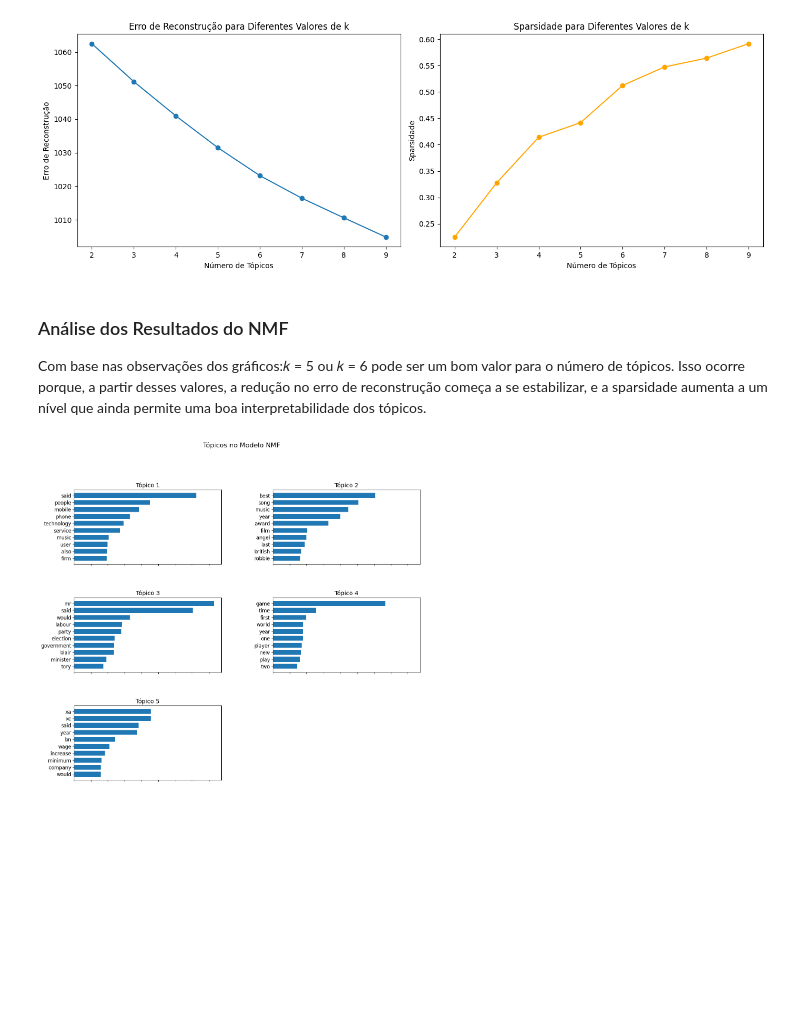
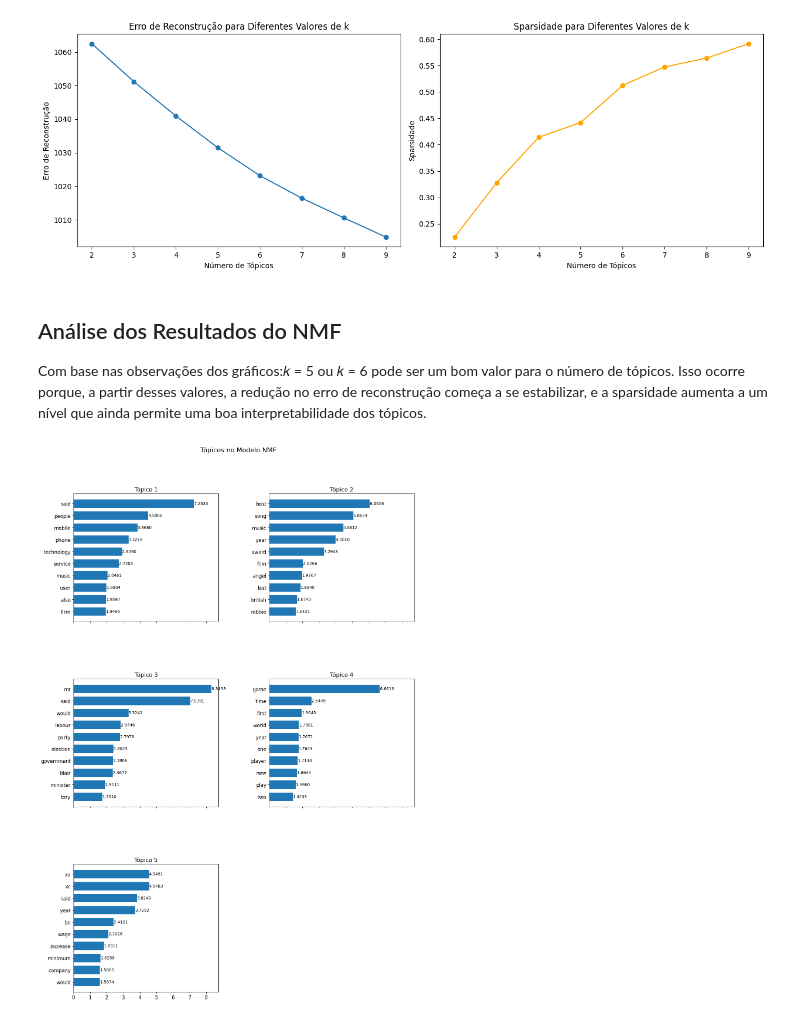
Before and after one commit to ecaf1/NPL_STUDLOG, a Jupyter notebook: Exercise_list/List_2/Topic_Modeling.ipynb, the cells around one changed output. Saved outputs shown, nothing was run; the diff lists cells and outputs as text; code cells hidden in the pictures.

```diff
--- a/Exercise_list/List_2/Topic_Modeling.ipynb
+++ b/Exercise_list/List_2/Topic_Modeling.ipynb
@@ -208,38 +233,42 @@ plt.show()
 # %% [output]
 [figure]
 # %% [markdown]
-### Análise dos Resultados do NMF
+## Análise dos Resultados do NMF
 Com base nas observações dos gráficos:𝑘 = 5 ou 𝑘 = 6 pode ser um bom valor para o número de tópicos. Isso ocorre porque, a partir desses valores, a redução no erro de reconstrução começa a se estabilizar, e a sparsidade aumenta a um nível que ainda permite uma boa interpretabilidade dos tópicos.
 # %%
 # Função para exibir os tópicos
 def plot_nmf_topics(model, feature_names, num_words=10):
     num_topics = model.components_.shape[0]
-    fig, axes = plt.subplots(5, 2, figsize=(15, 20), sharex=True)
+    fig, axes = plt.subplots(3, 2, figsize=(15, 20), sharex=True)
     axes = axes.flatten()
 
     for i, ax in enumerate(axes):
         if i < num_topics:
             # Obtendo os índices das palavras mais importantes para cada tópico
             top_words_idx = model.components_[i].argsort()[-num_words:][::-1]
             top_words = [feature_names[idx] for idx in top_words_idx]
             top_weights = model.components_[i][top_words_idx]
 
             # Plotando os tópicos
             ax.barh(top_words, top_weights, height=0.7)
             ax.set_title(f'Tópico {i+1}', fontsize=14)
             ax.invert_yaxis()
             ax.tick_params(axis='both', which='major', labelsize=12)
+
+            # Adicionando os valores de pesos nas barras
+            for j, (weight, word) in enumerate(zip(top_weights, top_words)):
+                ax.text(weight, j, f'{weight:.4f}', va='center')  # Mostrando os pesos com 4 casas decimais
         else:
             ax.axis('off')
 
     plt.subplots_adjust(top=0.9, bottom=0.05, wspace=0.35, hspace=0.45)
     plt.suptitle(f'Tópicos no Modelo NMF', fontsize=16)
     plt.show()
 
 # Chamando a função para plotar os tópicos
 feature_names = cv.get_feature_names_out()  # Obtendo os nomes das palavras do CountVectorizer ou TfidfVectorizer
 nmf = NMF(n_components=5, random_state=100, init='nndsvd', max_iter=200)
 nmf.fit_transform(X)
 plot_nmf_topics(nmf, feature_names, num_words=10)
 # %% [output]
-[figure, old version]
+[figure, new version]
```
Also changed, not shown: parts of 16 cells of this notebook.
